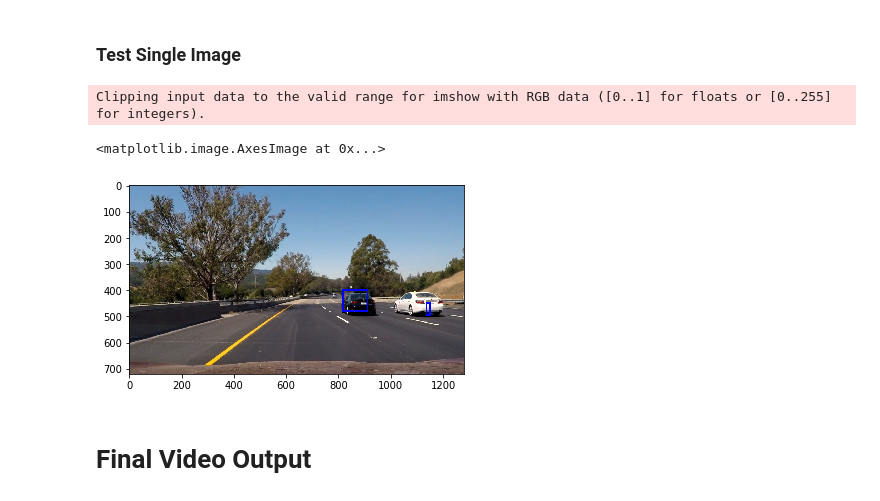
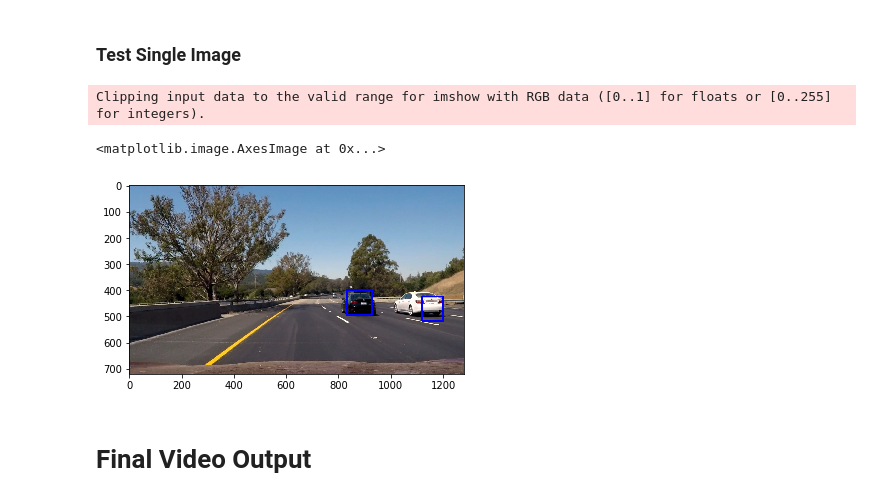
Before and after one commit to ultrakapy/CarND-Vehicle-Detection, a Jupyter notebook: P5.ipynb, the cells around one changed output. Drawn from its saved outputs; the diff is of its cells as text; code cells hidden in the pictures.

Commit message:
Added two scales

```diff
--- a/P5.ipynb
+++ b/P5.ipynb
@@ -814,37 +814,42 @@ draw_image = np.copy(image)
 # data from .png images (scaled 0 to 1 by mpimg) and the
 # image you are searching is a .jpg (scaled 0 to 255)
 image = image.astype(np.float32)/255
 
 #windows = slide_window(image, x_start_stop=[None, None], y_start_stop=y_start_stop,
 #                    xy_window=(96, 96), xy_overlap=(0.5, 0.5))
 
 #hot_windows = search_windows(image, windows, svc, X_scaler, color_space=color_space,
 #                        spatial_size=spatial_size, hist_bins=hist_bins,
 #                        orient=orient, pix_per_cell=pix_per_cell,
 #                        cell_per_block=cell_per_block,
 #                        hog_channel=hog_channel, spatial_feat=spatial_feat,
 #                        hist_feat=hist_feat, hog_feat=hog_feat)
-scale = 1
-hot_windows = find_cars(draw_image, y_start_stop[0], y_start_stop[1], scale, svc, X_scaler, orient, pix_per_cell, cell_per_block, spatial_size, hist_bins)
+hot_windows = []
+scale1 = 1.5
+hot_windows1 = find_cars(draw_image, y_start_stop[0], y_start_stop[1], scale1, svc, X_scaler, orient, pix_per_cell, cell_per_block, spatial_size, hist_bins)
+hot_windows.extend(hot_windows1)
+scale2 = 2
+hot_windows2 = find_cars(draw_image, y_start_stop[0], y_start_stop[1], scale2, svc, X_scaler, orient, pix_per_cell, cell_per_block, spatial_size, hist_bins)
+hot_windows.extend(hot_windows2)
 #print(hot_windows)
 ### Apply heatmap
 heat = np.zeros_like(image[:,:,0]).astype(np.float)
 # Add heat to each box in box list
 heat = add_heat(heat,hot_windows)
 # Apply threshold to help remove false positives
-heat = apply_threshold(heat,3)
+heat = apply_threshold(heat,5.5)
 # Visualize the heatmap when displaying
 heatmap = np.clip(heat, 0, 255)
 # Find final boxes from heatmap using label function
 labels = label(heatmap)
 window_img = draw_labeled_bboxes(np.copy(image), labels)
 #window_img = draw_boxes(draw_image, hot_windows, color=(0, 0, 255), thick=6)
 
 plt.imshow(window_img)
 # %% [output]
 Clipping input data to the valid range for imshow with RGB data ([0..1] for floats or [0..255] for integers).
 <matplotlib.image.AxesImage at 0x...>
-[figure, old version]
+[figure, new version]
 # %%
 last_N_heatmaps = []
 last_N_frames = 3
```
Also changed, not shown: parts of 2 cells of this notebook, 1 other file.
